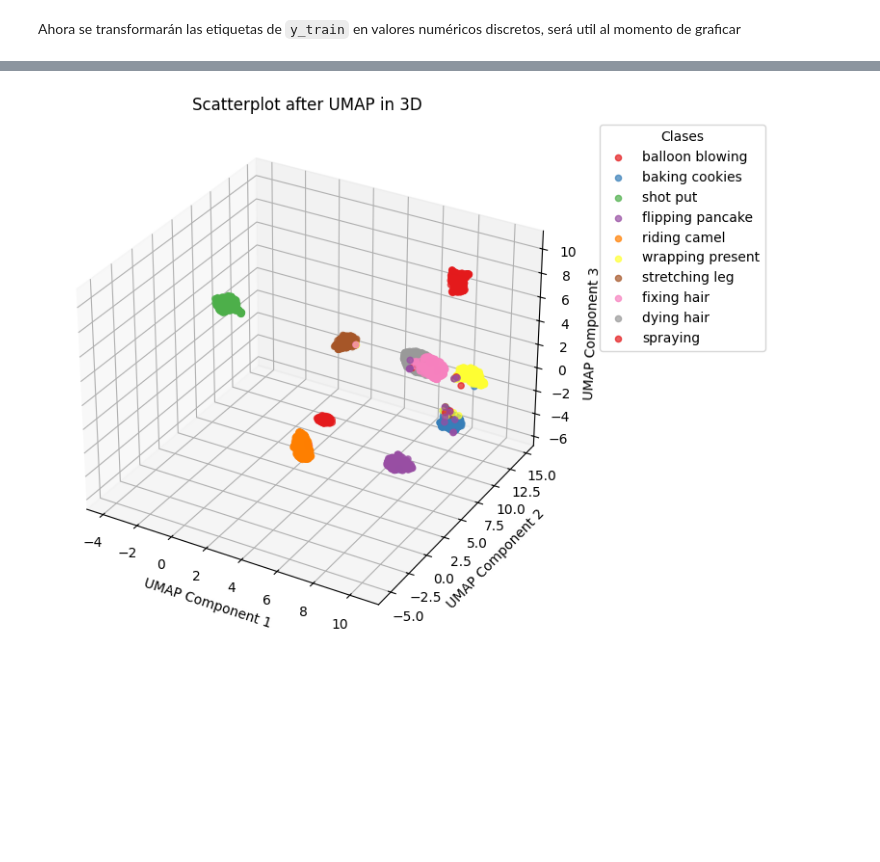
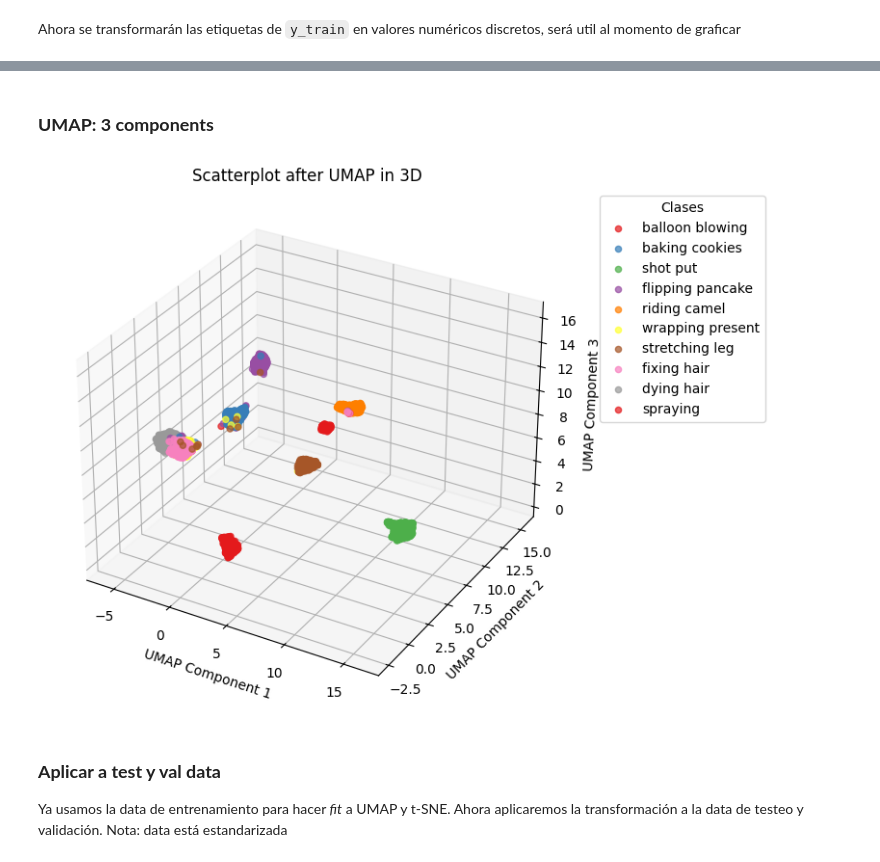
Before and after one commit to nayeli-guzman/clustering-human-activity, a Jupyter notebook: dimensionality-reduction.ipynb, the cells around one changed output, grey strips where cells are left out. Cells and saved outputs as stored; diff of their text form; code cells hidden in the pictures; blank space fills up the shorter version.

```diff
--- a/dimensionality-reduction.ipynb
+++ b/dimensionality-reduction.ipynb
@@ -241,7 +241,7 @@ Al normalizar los datos, aseguramos que todas las características contribuyan d
 from sklearn.preprocessing import StandardScaler
 
 scaler = StandardScaler()
-X_train_scaled = scaler.fit_transform(X_train)
+X_train_scaled = scaler.fit_transform(X_train_np)
 X_val_scaled = scaler.transform(X_val_np)
 X_test_scaled = scaler.transform(X_test_np)
 # %% [markdown]
@@ -277,0 +281,21 @@ plt.show()
+# %%
+tsne3 = TSNE(n_components=3, learning_rate='auto', init='random', random_state=0, perplexity=10)
+train_tsne3 = tsne3.fit_transform(X_train_scaled)
+unique_labels = np.unique(train_numeric_labels)
+palette = sns.color_palette("Set1", len(unique_labels))
+
+fig = plt.figure(figsize=(10, 7))
+ax = fig.add_subplot(111, projection='3d')
+for i, label in enumerate(unique_labels):
+    mask = train_numeric_labels == label
+    ax.scatter(train_tsne3[mask, 0], train_tsne3[mask, 1],
+                color=palette[i], label=class_names[label], alpha=0.7, s=2.5)
+
+ax.set_title('Scatterplot after t-SNE in 3D')
+ax.set_xlabel("t-SNE Component 1")
+ax.set_ylabel("t-SNE Component 2")
+ax.set_zlabel("t-SNE Component 3")
+ax.legend(title="Clases", bbox_to_anchor=(1.05, 1), loc='upper left')
+ax.view_init(elev=50, azim=30)
+
+plt.show()
@@ -279,0 +306,16 @@ plt.show()
+# %%
+umap_reducer2 = umap.UMAP(n_components=2, random_state=2014)
+train_umap2 = umap_reducer2.fit_transform(X_train_scaled)
+palette = sns.color_palette("Set1", len(unique_labels))
+
+plt.figure(figsize=(8, 6))
+for i, label in enumerate(unique_labels):
+    mask = train_numeric_labels == label
+    plt.scatter(train_umap2[mask, 0], train_umap2[mask, 1],
+                color=palette[i], label=class_names[label], alpha=0.7, s=1.5) # tamaño reducido para ver superposición
+
+plt.legend(title="Classes", bbox_to_anchor=(1.05, 1), loc='upper left')
+plt.title('Scatterplot after UMAP with Colored Labels')
+plt.xlabel("UMAP Component 1")
+plt.ylabel("UMAP Component 2")
+plt.show()
@@ -280,24 +324,30 @@ plt.show()
+# %% [markdown]
+### **UMAP: 3 components**
 # %%
-umap_reducer = umap.UMAP(n_components=3, random_state=42)
-train_umap = umap_reducer.fit_transform(X_train_scaled)
+umap_reducer3 = umap.UMAP(n_components=3, random_state=42)
+train_umap3 = umap_reducer3.fit_transform(X_train_scaled)
 
 unique_labels = np.unique(train_numeric_labels)
 palette = sns.color_palette("Set1", len(unique_labels))
 
 fig = plt.figure(figsize=(10, 7))
 ax = fig.add_subplot(111, projection='3d')
 
 for i, label in enumerate(unique_labels):
     mask = train_numeric_labels == label
-    ax.scatter(train_umap[mask, 0], train_umap[mask, 1], train_umap[mask, 2],
+    ax.scatter(train_umap3[mask, 0], train_umap3[mask, 1], train_umap3[mask, 2],
                color=palette[i], label=class_names[label], alpha=0.7)
 
 ax.set_title('Scatterplot after UMAP in 3D')
 ax.set_xlabel("UMAP Component 1")
 ax.set_ylabel("UMAP Component 2")
 ax.set_zlabel("UMAP Component 3")
 ax.legend(title="Clases", bbox_to_anchor=(1.05, 1), loc='upper left')
 
 plt.show()
 # %% [output]
-[figure, old version]
+[figure, new version]
+# %% [markdown]
+### **Aplicar a test y val data**
+
+Ya usamos la data de entrenamiento para hacer *fit* a UMAP y t-SNE. Ahora aplicaremos la transformación a la data de testeo y validación. Nota: data está estandarizada
```
Also changed, not shown: parts of 9 cells of this notebook, 14 other files.
